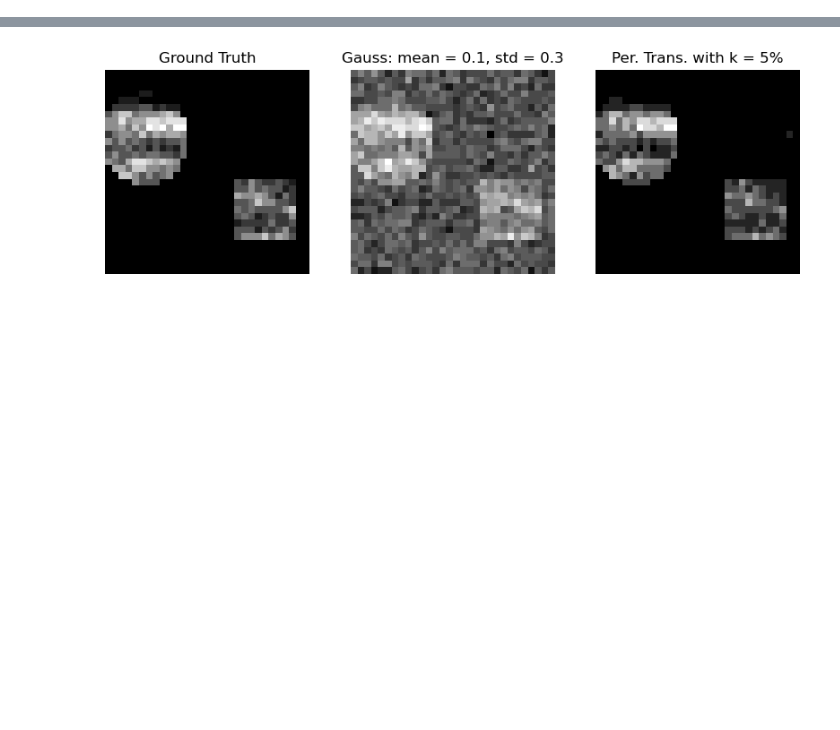
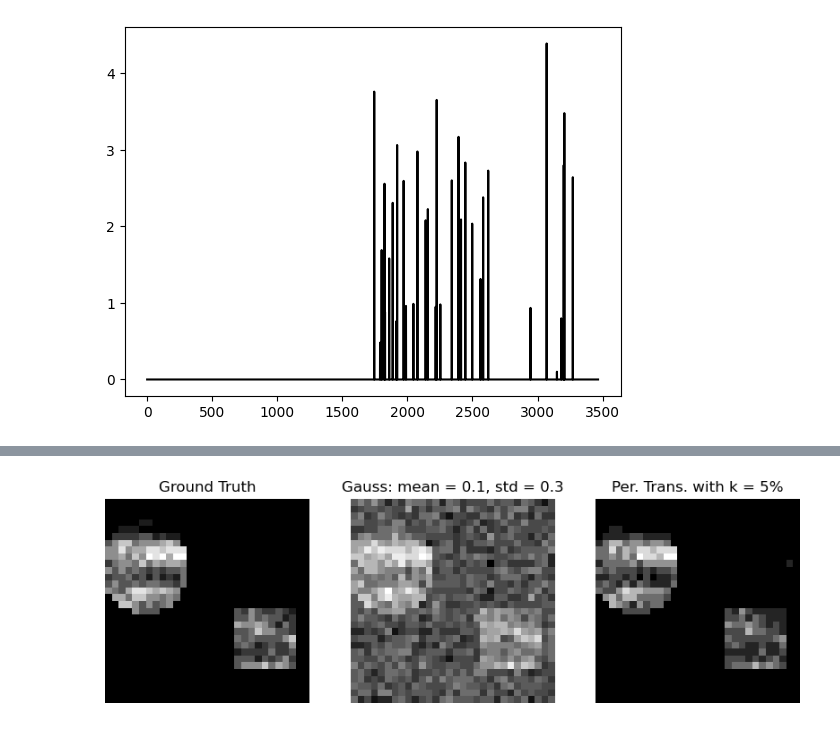
Before and after one commit to klailag/SupervisedTDAMethodForMALDI, a Jupyter notebook: Paper revision/simulation from r.ipynb, the cells around one changed output, grey strips where cells are left out. Cells and saved outputs as stored; diff of their text form; code cells hidden in the pictures; blank space fills up the shorter version.

```diff
--- a/Paper revision/simulation from r.ipynb
+++ b/Paper revision/simulation from r.ipynb
@@ -337,3 +337,14 @@ def calculate_snr(image, noisy_image):
     snr = (signal_mean - noise_mean) / noise_std
 
     return snr
+# %%
+data = read_data("data/image_data.RData")
+raw_pt = getPersistenceTransformation2(data_X = pd.DataFrame(data), listOfK = [1])
+noisy_data = add_gaussian_noise(data, mean = 0.1, std = 0.3, seed=123)
+noise_pt = getPersistenceTransformation2(data_X = pd.DataFrame(noisy_data), listOfK = [1])
+percantage_pt = getPersistenceTransformation(data_X = pd.DataFrame(noisy_data), number_of_peaks = 50)
+# %%
+plt.plot(raw_pt[0][560], color = 'black')
+plt.show()
+# %% [output]
+[figure, added]
```
Also changed, not shown: parts of 2 cells of this notebook.
